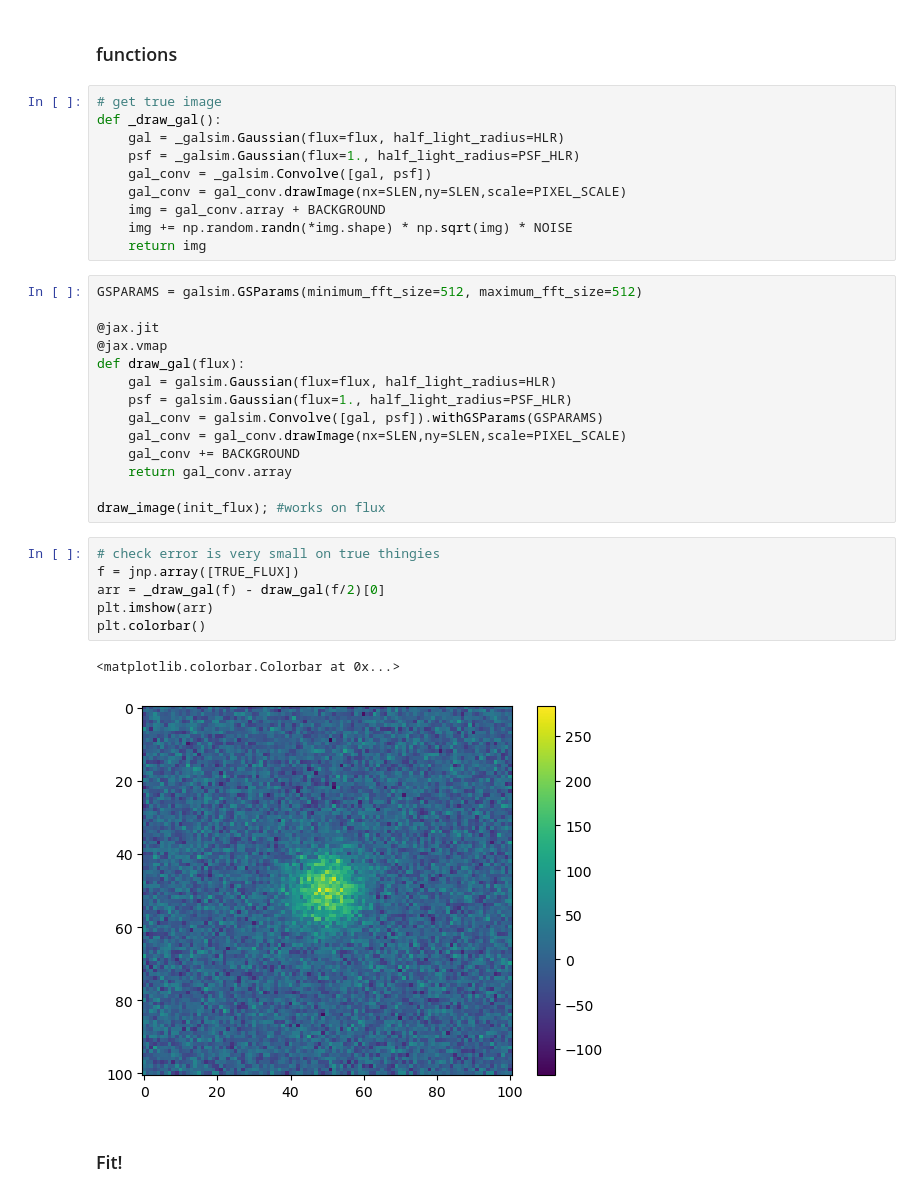
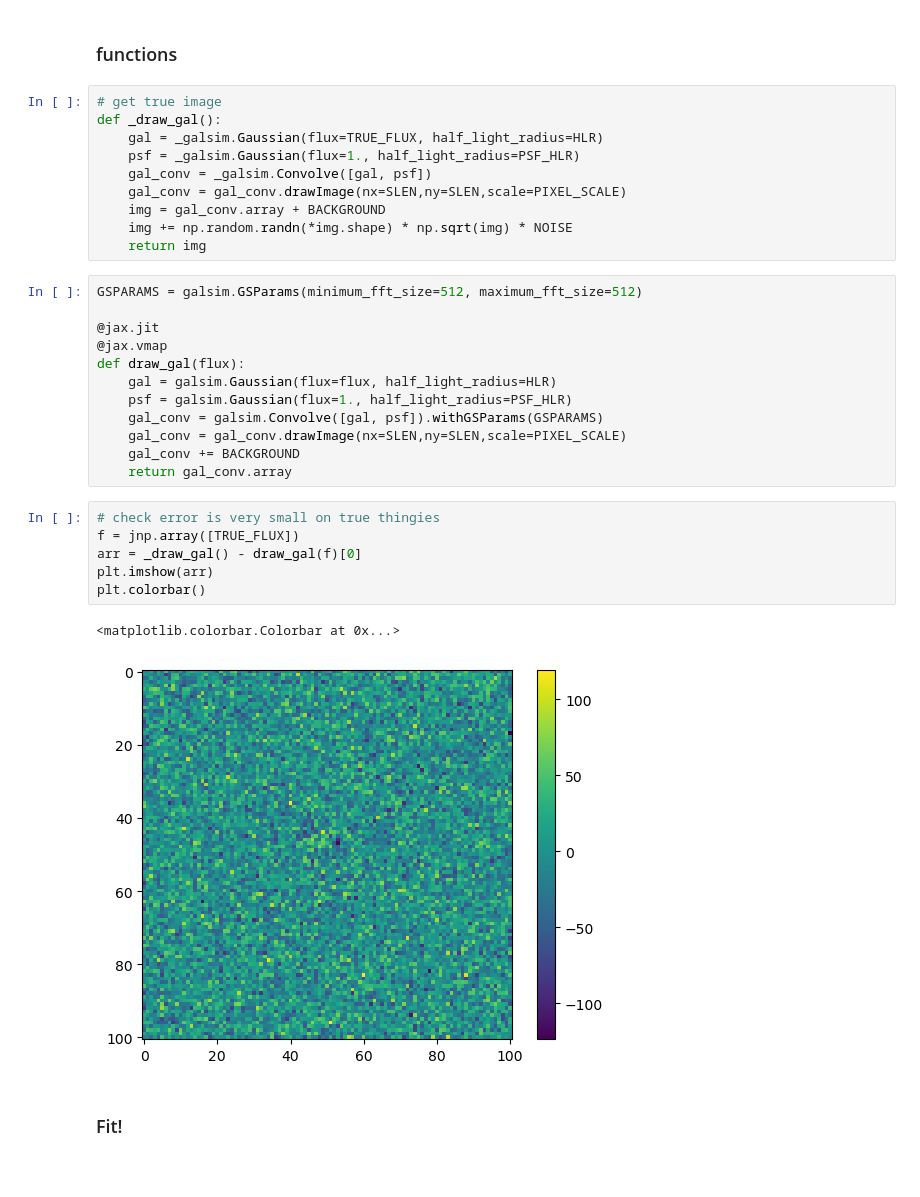
Before and after one commit to LSSTDESC/BPD, a Jupyter notebook: fit-single.ipynb, the cells around one changed output. Saved outputs shown, nothing was run; the diff lists cells and outputs as text.

```diff
--- a/fit-single.ipynb
+++ b/fit-single.ipynb
@@ -41,7 +44,7 @@ TRUE_FLUX = 1e5
 # %%
 # get true image
 def _draw_gal():
-    gal = _galsim.Gaussian(flux=flux, half_light_radius=HLR)
+    gal = _galsim.Gaussian(flux=TRUE_FLUX, half_light_radius=HLR)
     psf = _galsim.Gaussian(flux=1., half_light_radius=PSF_HLR)
     gal_conv = _galsim.Convolve([gal, psf])
     gal_conv = gal_conv.drawImage(nx=SLEN,ny=SLEN,scale=PIXEL_SCALE)
@@ -60,16 +63,14 @@ def draw_gal(flux):
     gal_conv = gal_conv.drawImage(nx=SLEN,ny=SLEN,scale=PIXEL_SCALE)
     gal_conv += BACKGROUND
     return gal_conv.array
-
-draw_image(init_flux); #works on flux
 # %%
 # check error is very small on true thingies
 f = jnp.array([TRUE_FLUX])
-arr = _draw_gal(f) - draw_gal(f/2)[0]
+arr = _draw_gal() - draw_gal(f)[0]
 plt.imshow(arr)
 plt.colorbar()
 # %% [output]
 <matplotlib.colorbar.Colorbar at 0x...>
-[figure, old version]
+[figure, new version]
 # %% [markdown]
 ### Fit!
```
Also changed, not shown: parts of 14 cells of this notebook, 1 other file.
